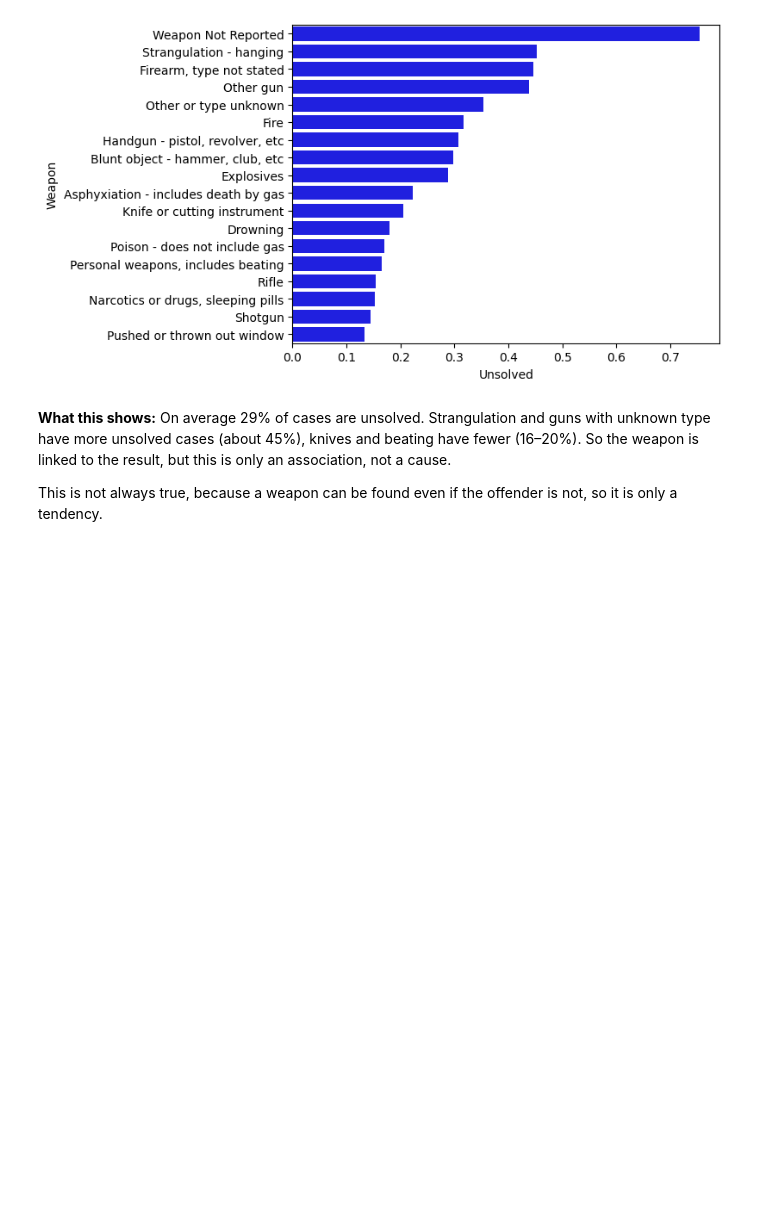
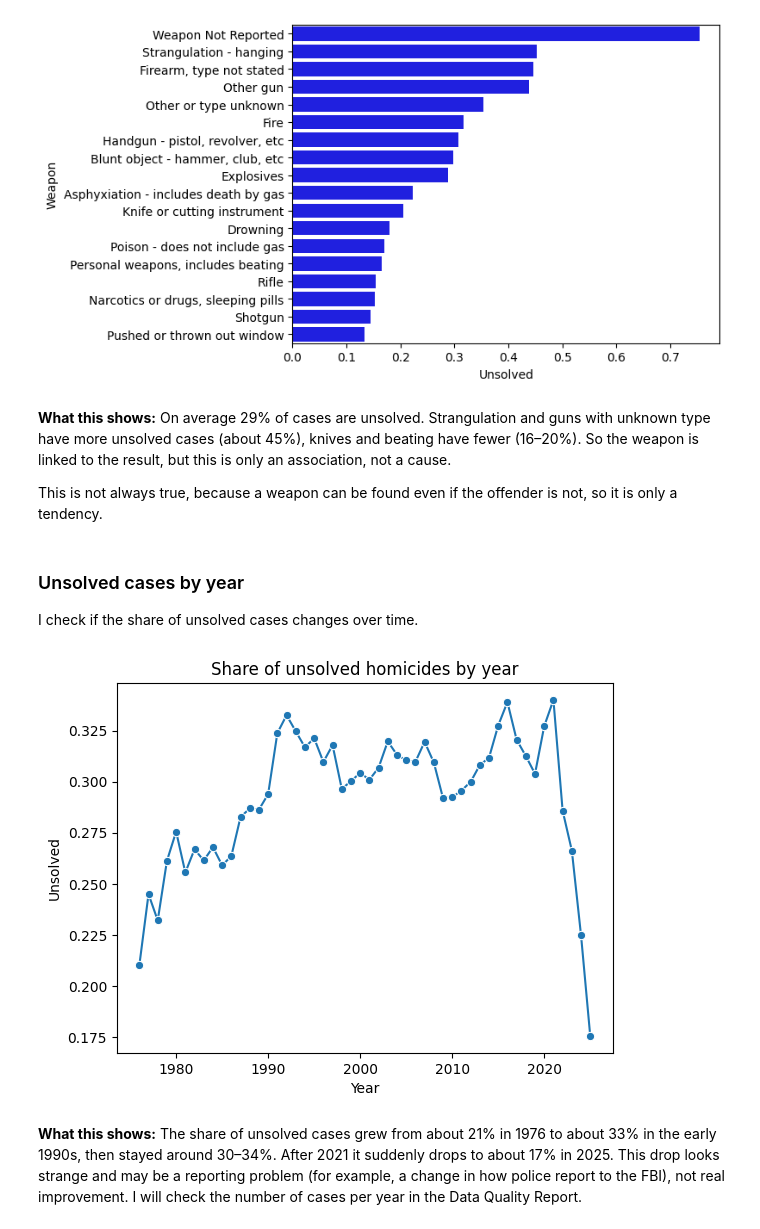
Before and after one commit to Anastasiia-hub0/unsolved-homicides-analysis, a Jupyter notebook: unsolved_homicides_analysis.ipynb, the cells around one changed output. Saved outputs shown, nothing was run; the diff lists cells and outputs as text; code cells hidden in the pictures; blank space fills up the shorter version.

Commit message:
Add unsolved share by year

```diff
--- a/unsolved_homicides_analysis.ipynb
+++ b/unsolved_homicides_analysis.ipynb
@@ -307,3 +307,20 @@ sns.barplot(x="Unsolved", y="Weapon", data=unsolved_by_weapon, color="b");
 **What this shows:** On average 29% of cases are unsolved. Strangulation and guns with unknown type have more unsolved cases (about 45%), knives and beating have fewer (16–20%). So the weapon is linked to the result, but this is only an association, not a cause.
 
 This is not always true, because a weapon can be found even if the offender is not, so it is only a tendency.
+# %% [markdown]
+### Unsolved cases by year
+I check if the share of unsolved cases changes over time.
+# %%
+unsolved_by_year = (
+    df.groupby("Year")
+    .agg({"Unsolved": "mean"})
+    .reset_index()
+)
+
+sns.lineplot(data=unsolved_by_year, x="Year", y="Unsolved", marker="o")
+plt.title("Share of unsolved homicides by year")
+plt.show()
+# %% [output]
+[figure, added]
+# %% [markdown]
+**What this shows:** The share of unsolved cases grew from about 21% in 1976 to about 33% in the early 1990s, then stayed around 30–34%. After 2021 it suddenly drops to about 17% in 2025. This drop looks strange and may be a reporting problem (for example, a change in how police report to the FBI), not real improvement. I will check the number of cases per year in the Data Quality Report.
```
